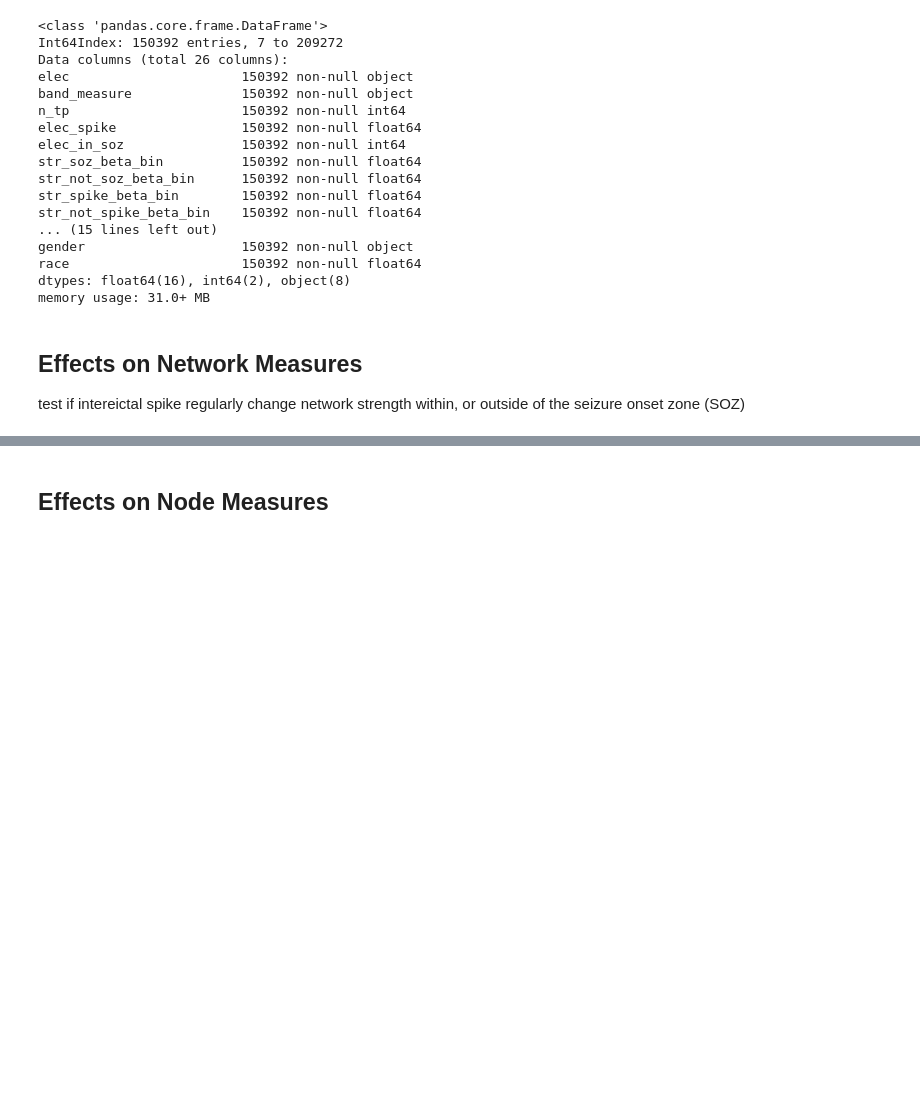
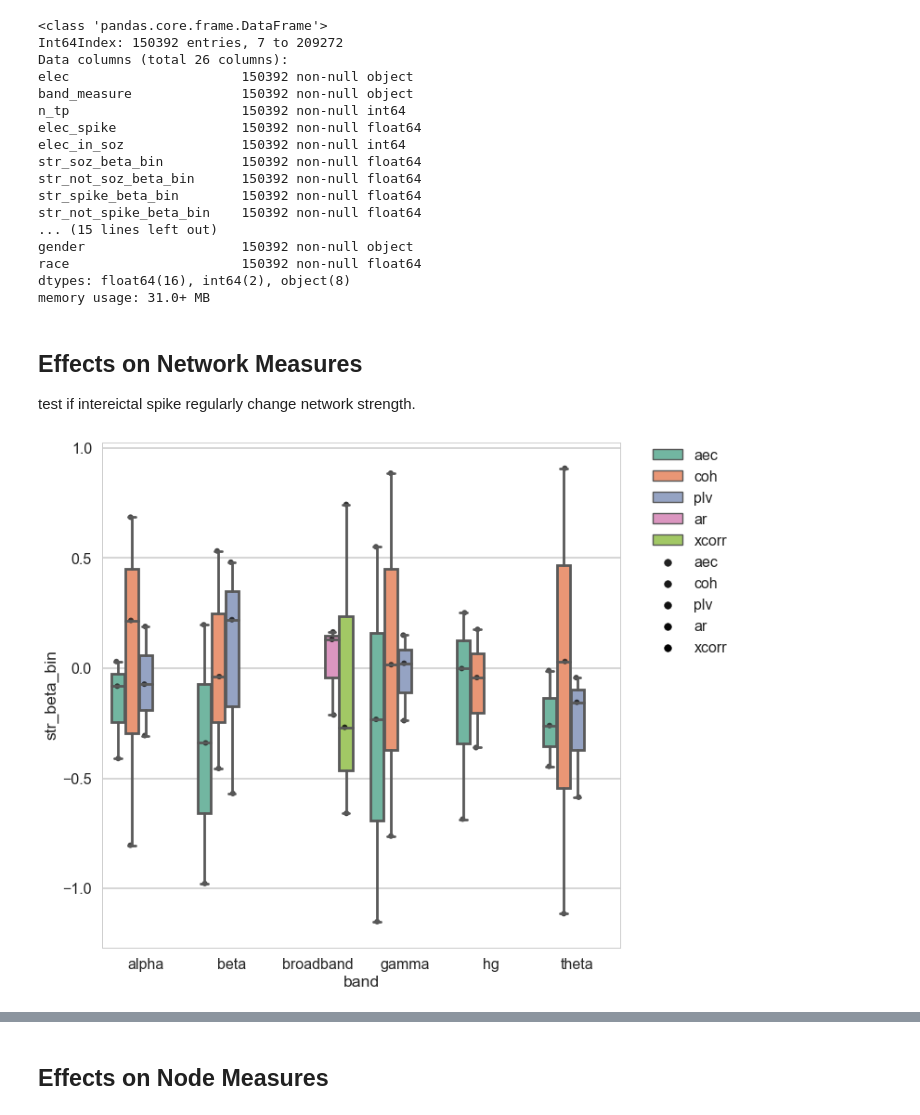
Before and after one commit to jastiso/interictal_spikes_fc, a Jupyter notebook: scripts/analysis_6.ipynb, the cells around one changed output, grey strips where cells are left out. Saved outputs shown, nothing was run; the diff lists cells and outputs as text; code cells hidden in the pictures; blank space fills up the shorter version.

```diff
--- a/scripts/analysis_6.ipynb
+++ b/scripts/analysis_6.ipynb
@@ -231,4 +235,17 @@ net_data.to_csv('/Volumes/bassett-data/Jeni/RAM/group_analysis/net_data_clean.cs
 # %% [markdown]
 ## Effects on Network Measures
 
-test if intereictal spike regularly change network strength within, or outside of the seizure onset zone (SOZ)
+test if intereictal spike regularly change network strength.
+# %%
+# color pallette
+colors = ['#5b6c88', '#f0eee2']
+custom_palette = sns.set_palette('Set2')
+
+plt.figure(figsize=(10,10))
+sns.boxplot( data=net_data, x="band", y='str_beta_bin', hue='fc_measure')
+sns.stripplot( data=net_data, x="band", y='str_beta_bin',hue='fc_measure',color='black',jitter=True, dodge=True,
+              alpha=.8, zorder=1, size=6)
+plt.legend(bbox_to_anchor=(1.05, 1), loc=2, borderaxespad=0.)
+plt.savefig("../img/net_bin_str.eps")
+# %% [output]
+[figure, added]
```
Also changed, not shown: parts of 20 cells of this notebook, 1 other file.
